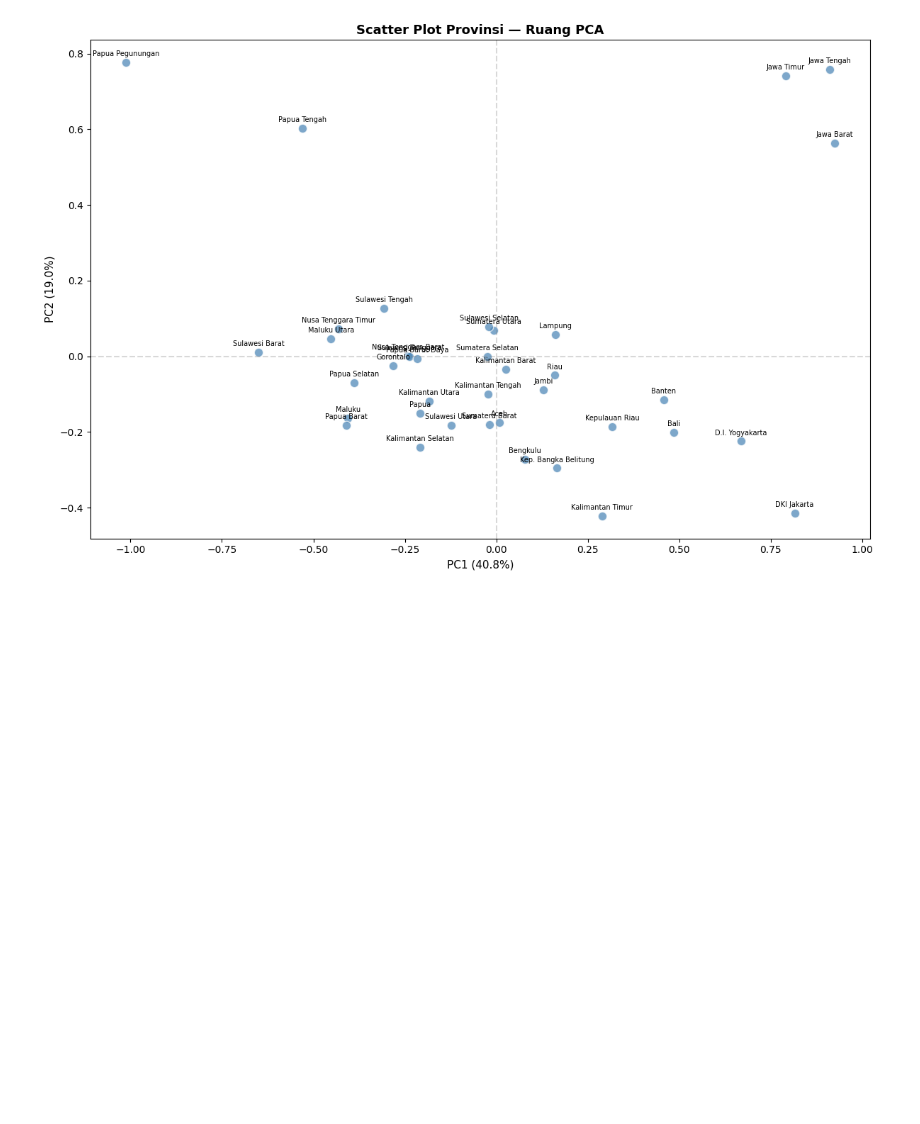
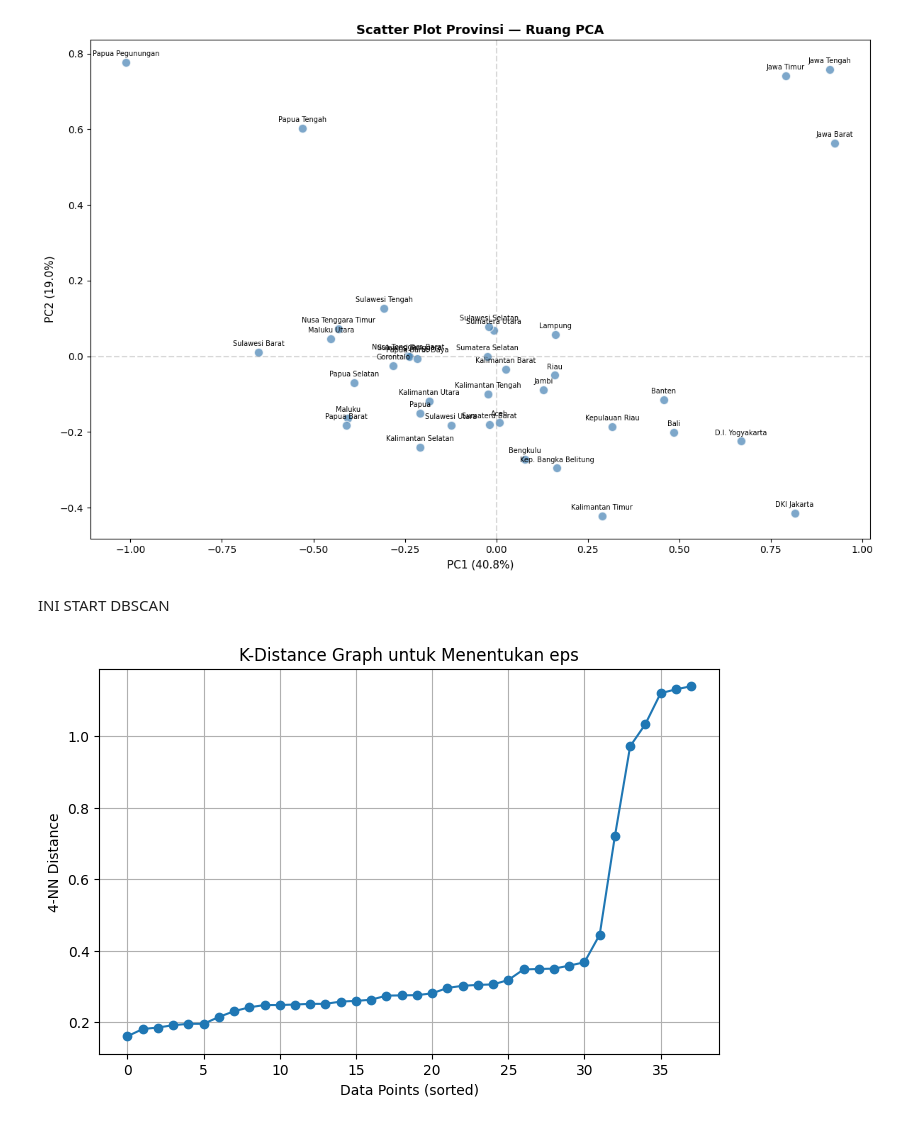
Before and after one commit to mmalveaffs-beep/DatMin---Clustering-UMKM, a Jupyter notebook: maincode.ipynb, the cells around one changed output. Saved outputs shown, nothing was run; the diff lists cells and outputs as text; code cells hidden in the pictures; blank space fills up the shorter version.

Commit message:
Update DBSCAN

```diff
--- a/maincode.ipynb
+++ b/maincode.ipynb
@@ -443,3 +449,5 @@ plt.tight_layout()
 plt.show()
 # %% [output]
 [figure]
+# %% [markdown]
+INI START DBSCAN
@@ -445,0 +458,16 @@ plt.show()
+# %%
+neighbors = NearestNeighbors(n_neighbors=4)
+neighbors_fit = neighbors.fit(X_pca)
+
+distances, indices = neighbors_fit.kneighbors(X_pca)
+distances = np.sort(distances[:, 3])
+
+plt.figure(figsize=(8,5))
+plt.plot(distances, marker='o')
+plt.xlabel('Data Points (sorted)')
+plt.ylabel('4-NN Distance')
+plt.title('K-Distance Graph untuk Menentukan eps')
+plt.grid(True)
+plt.show()
+# %% [output]
+[figure, added]
```
Also changed, not shown: parts of 12 cells of this notebook.
